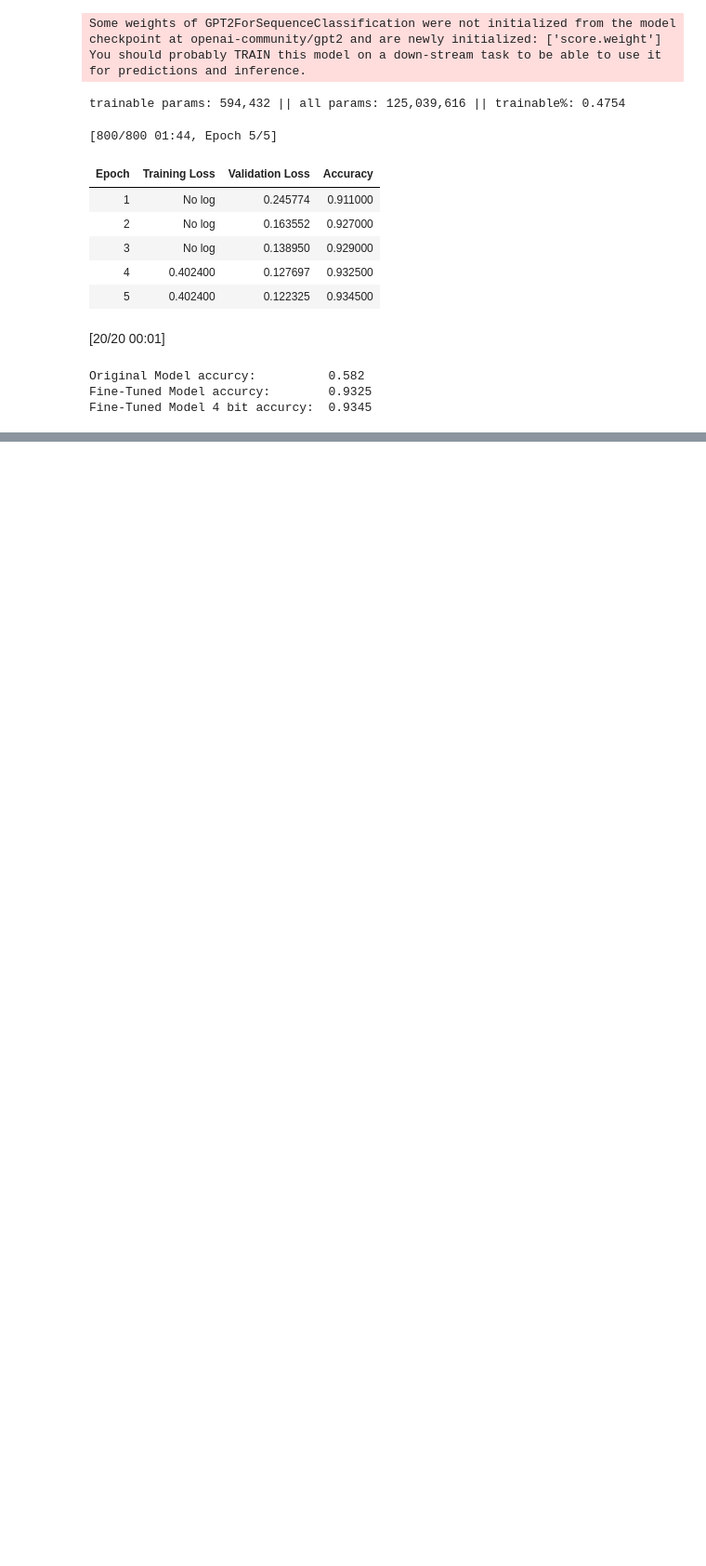
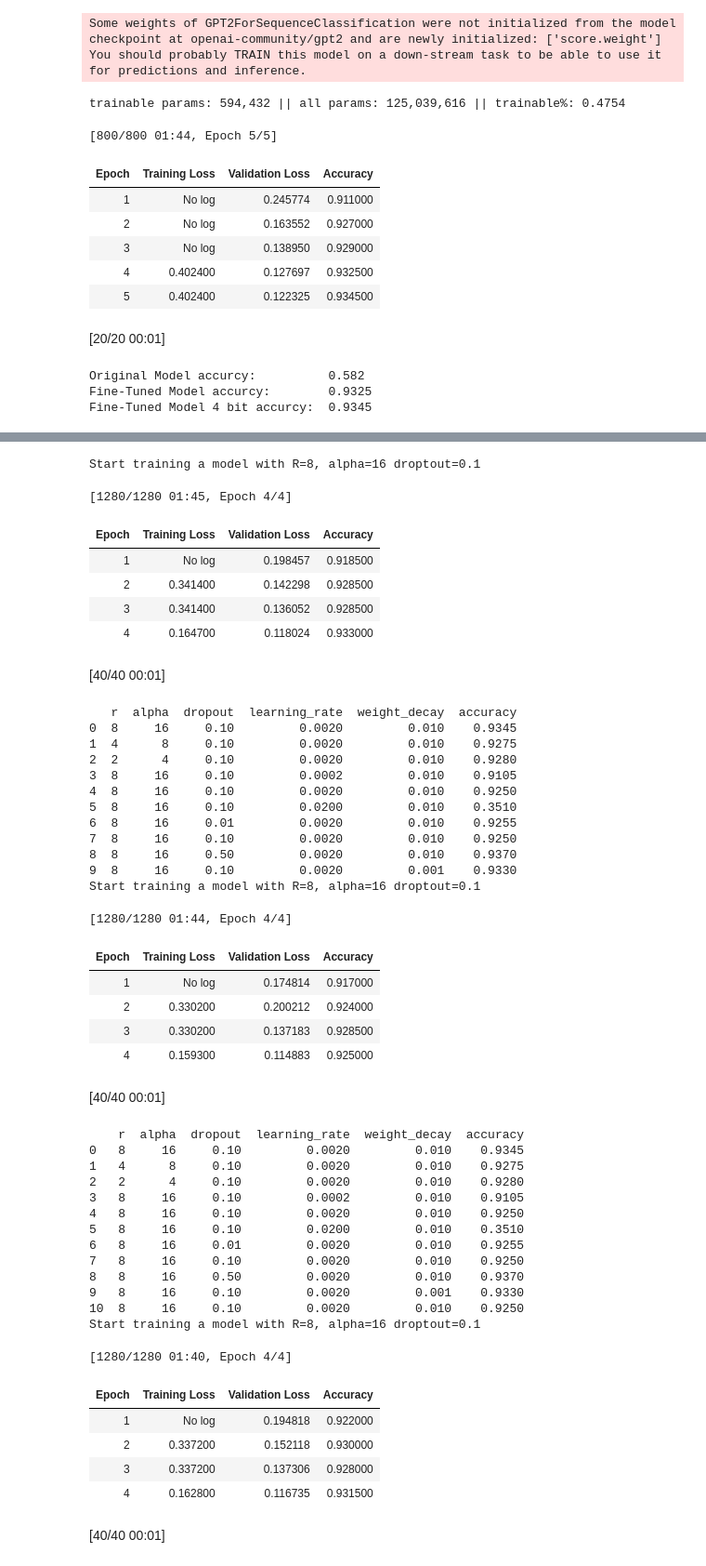
Before and after one commit to apichlkostner/generated_ai_project_1, a Jupyter notebook: LightweightFineTuning.ipynb, the cells around one changed output, grey strips where cells are left out. Shown at 93% size. Cells and saved outputs as stored; diff of their text form; code cells hidden in the pictures; blank space fills up the shorter version.

```diff
--- a/LightweightFineTuning.ipynb
+++ b/LightweightFineTuning.ipynb
@@ -363,0 +633,67 @@ Fine-Tuned Model 4 bit accurcy:  0.9345
+# %%
+for weight_decay in [0.001, 0.01, 0.1]:
+    learning_rate = 2e-3
+    dropout = 0.1
+    r = 8
+    alpha = 2 * r
+    config = create_lora_config(r, alpha, dropout)
+    model = create_lora_model(config)
+    trainer = create_trainer(model, learning_rate, weight_decay)
+
+    print("Start training a model with R={}, alpha={} droptout={}".format(r, alpha, dropout))
+
+    trainer.train()
+    eval = trainer.evaluate()
+
+    accuracy = eval['eval_accuracy']
+    results.append({'r': r, 'alpha': alpha, 'dropout': dropout, 'learning_rate':learning_rate, 'weight_decay': weight_decay, 'accuracy': accuracy})
+    df_results = pd.DataFrame(results)
+    print(df_results)
+# %% [output]
+Start training a model with R=8, alpha=16 droptout=0.1
+[1280/1280 01:45, Epoch 4/4]
+| Epoch | Training Loss | Validation Loss | Accuracy |
+| 1 | No log | 0.198457 | 0.918500 |
+| 2 | 0.341400 | 0.142298 | 0.928500 |
+| 3 | 0.341400 | 0.136052 | 0.928500 |
+| 4 | 0.164700 | 0.118024 | 0.933000 |
+[40/40 00:01]
+   r  alpha  dropout  learning_rate  weight_decay  accuracy
+0  8     16     0.10         0.0020         0.010    0.9345
+1  4      8     0.10         0.0020         0.010    0.9275
+2  2      4     0.10         0.0020         0.010    0.9280
+3  8     16     0.10         0.0002         0.010    0.9105
+4  8     16     0.10         0.0020         0.010    0.9250
+5  8     16     0.10         0.0200         0.010    0.3510
+6  8     16     0.01         0.0020         0.010    0.9255
+7  8     16     0.10         0.0020         0.010    0.9250
+8  8     16     0.50         0.0020         0.010    0.9370
+9  8     16     0.10         0.0020         0.001    0.9330
+Start training a model with R=8, alpha=16 droptout=0.1
+[1280/1280 01:44, Epoch 4/4]
+| Epoch | Training Loss | Validation Loss | Accuracy |
+| 1 | No log | 0.174814 | 0.917000 |
+| 2 | 0.330200 | 0.200212 | 0.924000 |
+| 3 | 0.330200 | 0.137183 | 0.928500 |
+| 4 | 0.159300 | 0.114883 | 0.925000 |
+[40/40 00:01]
+    r  alpha  dropout  learning_rate  weight_decay  accuracy
+0   8     16     0.10         0.0020         0.010    0.9345
+1   4      8     0.10         0.0020         0.010    0.9275
+2   2      4     0.10         0.0020         0.010    0.9280
+3   8     16     0.10         0.0002         0.010    0.9105
+4   8     16     0.10         0.0020         0.010    0.9250
+5   8     16     0.10         0.0200         0.010    0.3510
+6   8     16     0.01         0.0020         0.010    0.9255
+7   8     16     0.10         0.0020         0.010    0.9250
+8   8     16     0.50         0.0020         0.010    0.9370
+9   8     16     0.10         0.0020         0.001    0.9330
+10  8     16     0.10         0.0020         0.010    0.9250
+Start training a model with R=8, alpha=16 droptout=0.1
+[1280/1280 01:40, Epoch 4/4]
+| Epoch | Training Loss | Validation Loss | Accuracy |
+| 1 | No log | 0.194818 | 0.922000 |
+| 2 | 0.337200 | 0.152118 | 0.930000 |
+| 3 | 0.337200 | 0.137306 | 0.928000 |
+| 4 | 0.162800 | 0.116735 | 0.931500 |
+[40/40 00:01]
```
Also changed, not shown: parts of 10 cells of this notebook.
